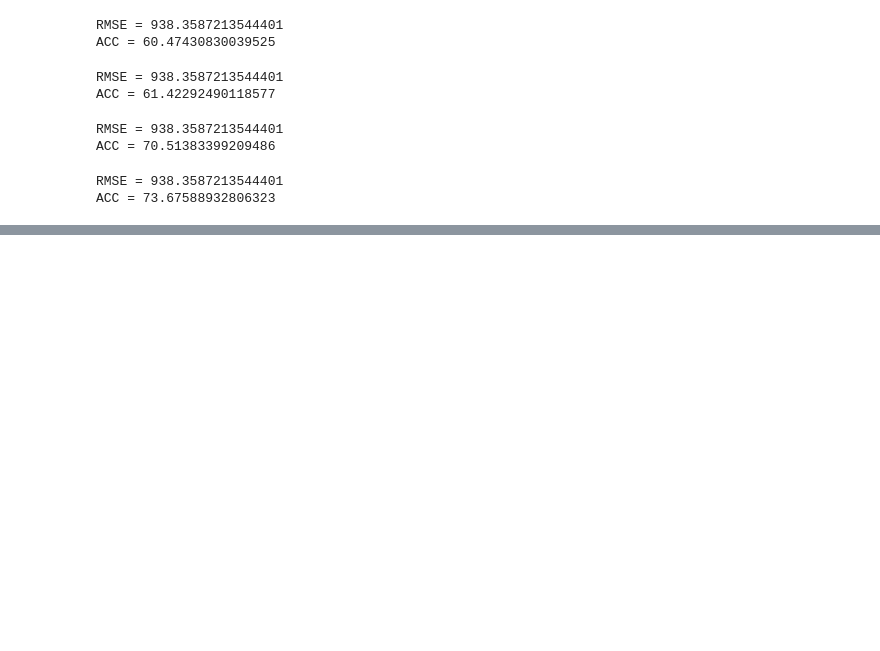
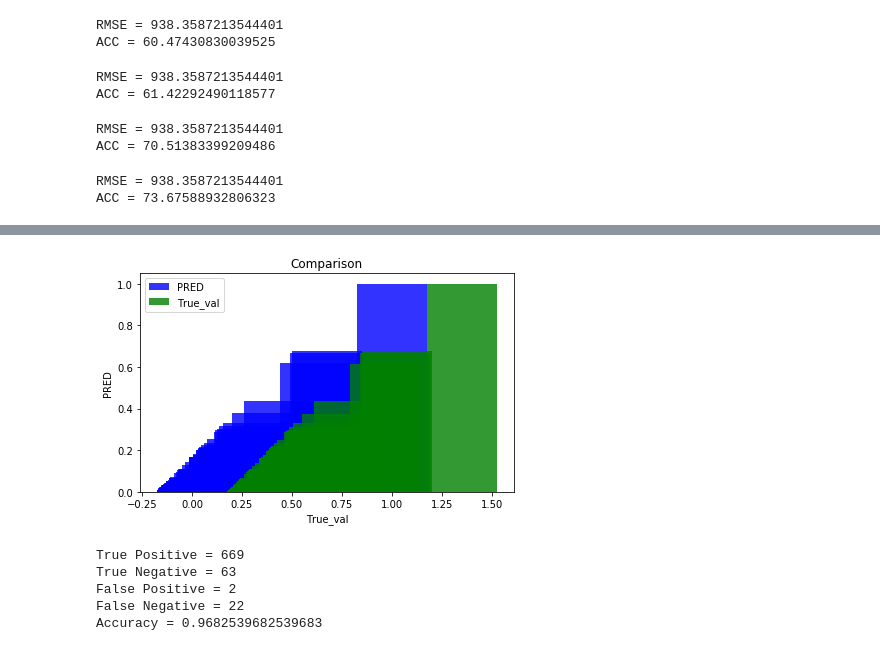
Before and after one commit to miloncl/System-Usage-Analysis, a Jupyter notebook: notebooks/LSTM_RNN.ipynb, the cells around one changed output, grey strips where cells are left out. Saved outputs shown, nothing was run; the diff lists cells and outputs as text; code cells hidden in the pictures; blank space fills up the shorter version.

Commit message:
refactor lstm2

```diff
--- a/notebooks/LSTM_RNN.ipynb
+++ b/notebooks/LSTM_RNN.ipynb
@@ -83,0 +104,9 @@ ACC = 76.85525349008083
+# %%
+### Stacked LSTM ###
+filepath = '../data/out/enumerated_app_time.csv'
+df, X, y = load_data(filepath, model_type="enum")
+df = enumerated_lstm(df, X, y)
+pred_vs_true(df)
+binned_pred, binned_true = binning(df)
+tp, tn, fp, fn, accuracy = calculate_metrics(binned_true, binned_pred)
+# %% [output]
@@ -83,0 +114,10 @@ ACC = 76.85525349008083
+[figure, added]
+# %%
+print('True Positive =', tp, '\nTrue Negative =', tn, '\nFalse Positive =', fp, '\nFalse Negative =', fn)
+print('Accuracy =', accuracy)
+# %% [output]
+True Positive = 669
+True Negative = 63
+False Positive = 2
+False Negative = 22
+Accuracy = 0.9682539682539683
```
Also changed, not shown: parts of 10 cells of this notebook, 1 other file.
